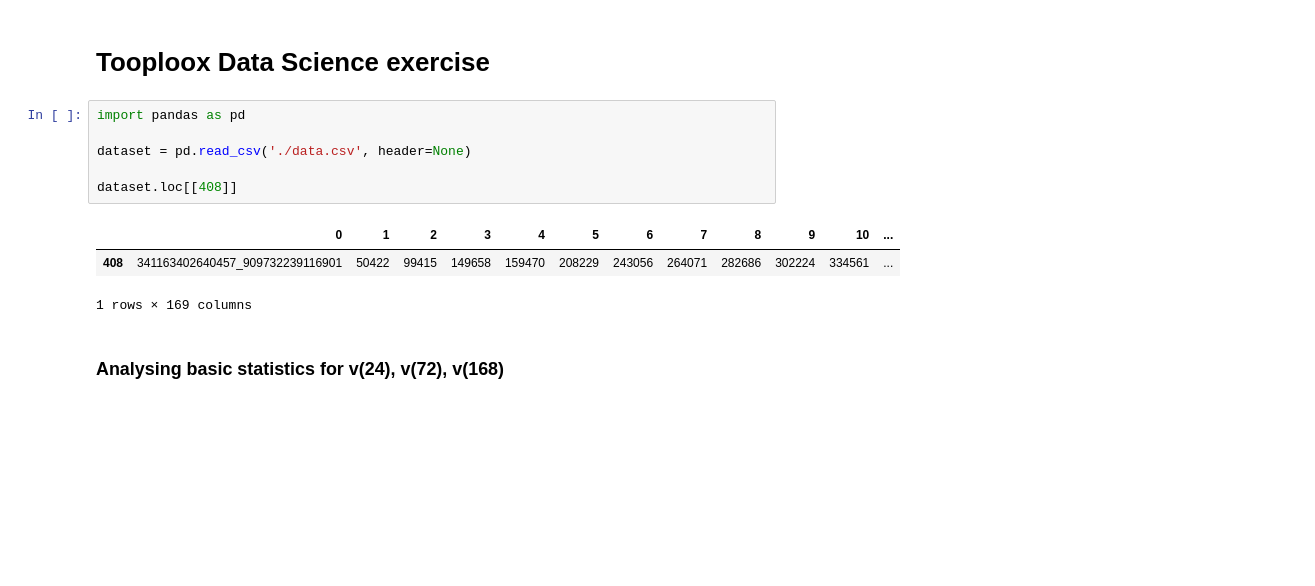
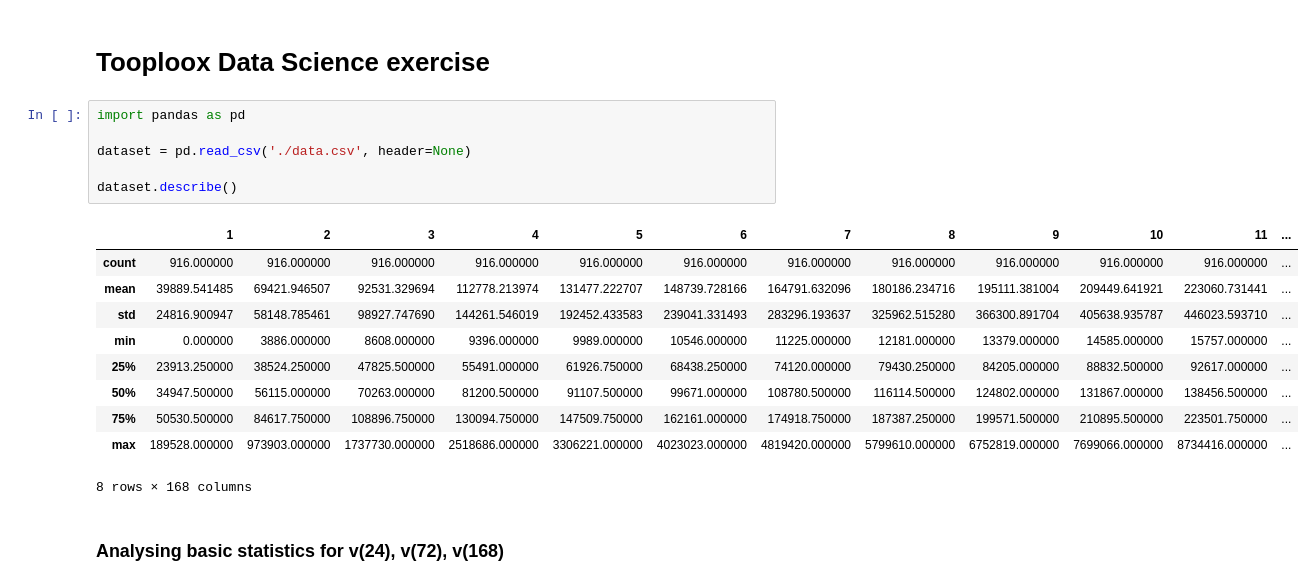
Before and after one commit to aleksandramozejko/tooploox_exercise, a Jupyter notebook: Tooploox solution.ipynb, the cells around one changed output. Cells and saved outputs as stored; diff of their text form; blank space fills up the shorter version.

```diff
--- a/Tooploox solution.ipynb
+++ b/Tooploox solution.ipynb
@@ -3,13 +3,20 @@
 # %%
 import pandas as pd
 
 dataset = pd.read_csv('./data.csv', header=None)
 
-dataset.loc[[408]]
+dataset.describe()
 # %% [output]
-|  | 0 | 1 | 2 | 3 | 4 | 5 | 6 | 7 | 8 | 9 | 10 | ... |
-| 408 | 341163402640457_909732239116901 | 50422 | 99415 | 149658 | 159470 | 208229 | 243056 | 264071 | 282686 | 302224 | 334561 | ... |
+|  | 1 | 2 | 3 | 4 | 5 | 6 | 7 | 8 | 9 | 10 | 11 | ... |
+| count | 916.000000 | 916.000000 | 916.000000 | 916.000000 | 916.000000 | 916.000000 | 916.000000 | 916.000000 | 916.000000 | 916.000000 | 916.000000 | ... |
+| mean | 39889.541485 | 69421.946507 | 92531.329694 | 112778.213974 | 131477.222707 | 148739.728166 | 164791.632096 | 180186.234716 | 195111.381004 | 209449.641921 | 223060.731441 | ... |
+| std | 24816.900947 | 58148.785461 | 98927.747690 | 144261.546019 | 192452.433583 | 239041.331493 | 283296.193637 | 325962.515280 | 366300.891704 | 405638.935787 | 446023.593710 | ... |
+| min | 0.000000 | 3886.000000 | 8608.000000 | 9396.000000 | 9989.000000 | 10546.000000 | 11225.000000 | 12181.000000 | 13379.000000 | 14585.000000 | 15757.000000 | ... |
+| 25% | 23913.250000 | 38524.250000 | 47825.500000 | 55491.000000 | 61926.750000 | 68438.250000 | 74120.000000 | 79430.250000 | 84205.000000 | 88832.500000 | 92617.000000 | ... |
+| 50% | 34947.500000 | 56115.000000 | 70263.000000 | 81200.500000 | 91107.500000 | 99671.000000 | 108780.500000 | 116114.500000 | 124802.000000 | 131867.000000 | 138456.500000 | ... |
+| 75% | 50530.500000 | 84617.750000 | 108896.750000 | 130094.750000 | 147509.750000 | 162161.000000 | 174918.750000 | 187387.250000 | 199571.500000 | 210895.500000 | 223501.750000 | ... |
+| max | 189528.000000 | 973903.000000 | 1737730.000000 | 2518686.000000 | 3306221.000000 | 4023023.000000 | 4819420.000000 | 5799610.000000 | 6752819.000000 | 7699066.000000 | 8734416.000000 | ... |
-1 rows × 169 columns
+8 rows × 168 columns
 # %% [markdown]
 ### Analysing basic statistics for v(24), v(72), v(168)
 # %%
```
Also changed, not shown: parts of 4 cells of this notebook.
